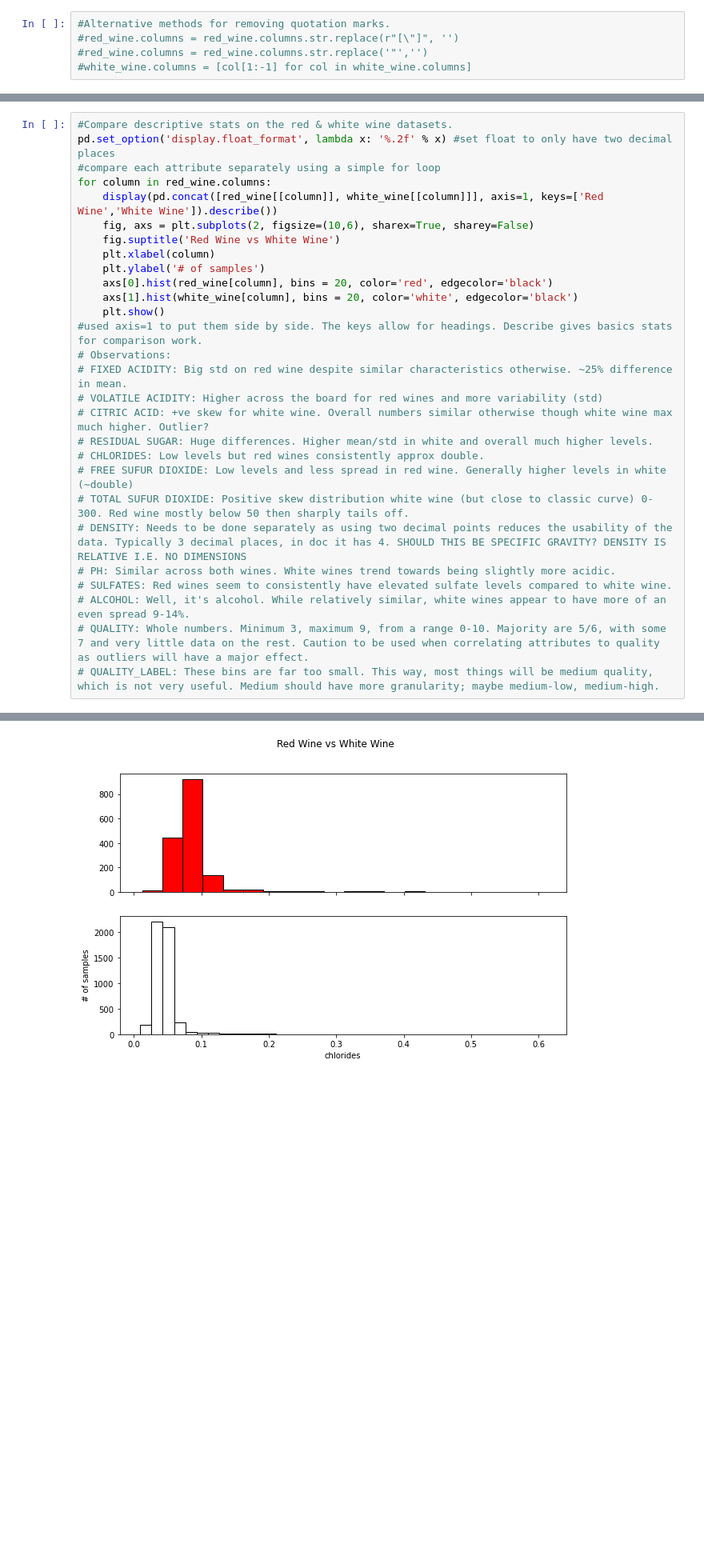
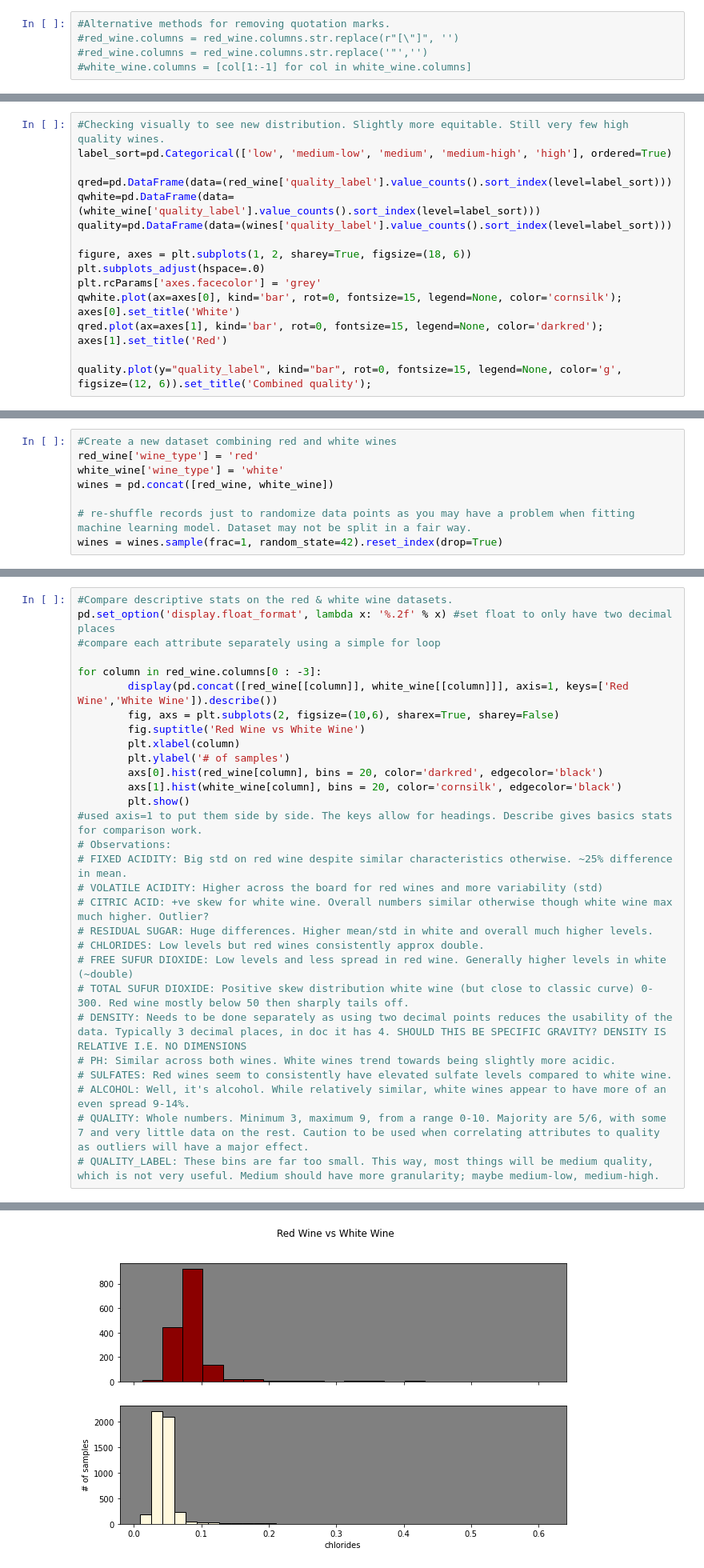
Before and after one commit to killianmeehan/Wine-analysis, a Jupyter notebook: Wine analysis.ipynb, the cells around one changed output, grey strips where cells are left out. Shown: that part at 80% size. Drawn from its saved outputs; the diff is of its cells as text; blank space fills up the shorter version.

```diff
--- a/Wine analysis.ipynb
+++ b/Wine analysis.ipynb
@@ -115,0 +163,15 @@ plt.show()
+# %%
+#Checking visually to see new distribution. Slightly more equitable. Still very few high quality wines.
+label_sort=pd.Categorical(['low', 'medium-low', 'medium', 'medium-high', 'high'], ordered=True)
+
+qred=pd.DataFrame(data=(red_wine['quality_label'].value_counts().sort_index(level=label_sort)))
+qwhite=pd.DataFrame(data=(white_wine['quality_label'].value_counts().sort_index(level=label_sort)))
+quality=pd.DataFrame(data=(wines['quality_label'].value_counts().sort_index(level=label_sort)))
+
+figure, axes = plt.subplots(1, 2, sharey=True, figsize=(18, 6))
+plt.subplots_adjust(hspace=.0)
+plt.rcParams['axes.facecolor'] = 'grey'
+qwhite.plot(ax=axes[0], kind='bar', rot=0, fontsize=15, legend=None, color='cornsilk'); axes[0].set_title('White')
+qred.plot(ax=axes[1], kind='bar', rot=0, fontsize=15, legend=None, color='darkred'); axes[1].set_title('Red')
+
+quality.plot(y="quality_label", kind="bar", rot=0, fontsize=15, legend=None, color='g', figsize=(12, 6)).set_title('Combined quality');
@@ -115,0 +181,8 @@ plt.show()
+# %%
+#Create a new dataset combining red and white wines
+red_wine['wine_type'] = 'red'
+white_wine['wine_type'] = 'white'
+wines = pd.concat([red_wine, white_wine])
+
+# re-shuffle records just to randomize data points as you may have a problem when fitting machine learning model. Dataset may not be split in a fair way.
+wines = wines.sample(frac=1, random_state=42).reset_index(drop=True)
@@ -117,15 +196,16 @@ plt.show()
 #Compare descriptive stats on the red & white wine datasets.
 pd.set_option('display.float_format', lambda x: '%.2f' % x) #set float to only have two decimal places
 #compare each attribute separately using a simple for loop
-for column in red_wine.columns:
-    display(pd.concat([red_wine[[column]], white_wine[[column]]], axis=1, keys=['Red Wine','White Wine']).describe())
-    fig, axs = plt.subplots(2, figsize=(10,6), sharex=True, sharey=False)
-    fig.suptitle('Red Wine vs White Wine')
-    plt.xlabel(column)
-    plt.ylabel('# of samples')
-    axs[0].hist(red_wine[column], bins = 20, color='red', edgecolor='black')
-    axs[1].hist(white_wine[column], bins = 20, color='white', edgecolor='black')
-    plt.show()
+
+for column in red_wine.columns[0 : -3]:
+        display(pd.concat([red_wine[[column]], white_wine[[column]]], axis=1, keys=['Red Wine','White Wine']).describe())
+        fig, axs = plt.subplots(2, figsize=(10,6), sharex=True, sharey=False)
+        fig.suptitle('Red Wine vs White Wine')
+        plt.xlabel(column)
+        plt.ylabel('# of samples')
+        axs[0].hist(red_wine[column], bins = 20, color='darkred', edgecolor='black')
+        axs[1].hist(white_wine[column], bins = 20, color='cornsilk', edgecolor='black')
+        plt.show()
 #used axis=1 to put them side by side. The keys allow for headings. Describe gives basics stats for comparison work.
 # Observations:
 # FIXED ACIDITY: Big std on red wine despite similar characteristics otherwise. ~25% difference in mean.
@@ -189,14 +269,14 @@ for column in red_wine.columns:
 |  | Red Wine | White Wine |
 |  | chlorides | chlorides |
 | count | 1599.00 | 4898.00 |
 | mean | 0.09 | 0.05 |
 | std | 0.05 | 0.02 |
 | min | 0.01 | 0.01 |
 | 25% | 0.07 | 0.04 |
 | 50% | 0.08 | 0.04 |
 | 75% | 0.09 | 0.05 |
 | max | 0.61 | 0.35 |
-[figure, old version]
+[figure, new version]
 |  | Red Wine | White Wine |
 |  | free sulfur dioxide | free sulfur dioxide |
 | count | 1599.00 | 4898.00 |
```
Also changed, not shown: parts of 24 cells of this notebook, 2 other files.
